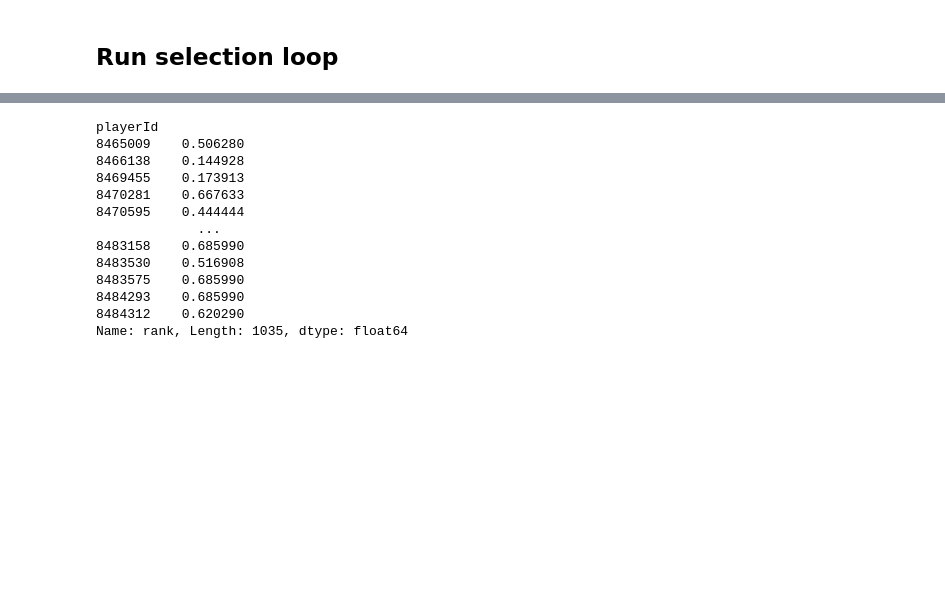
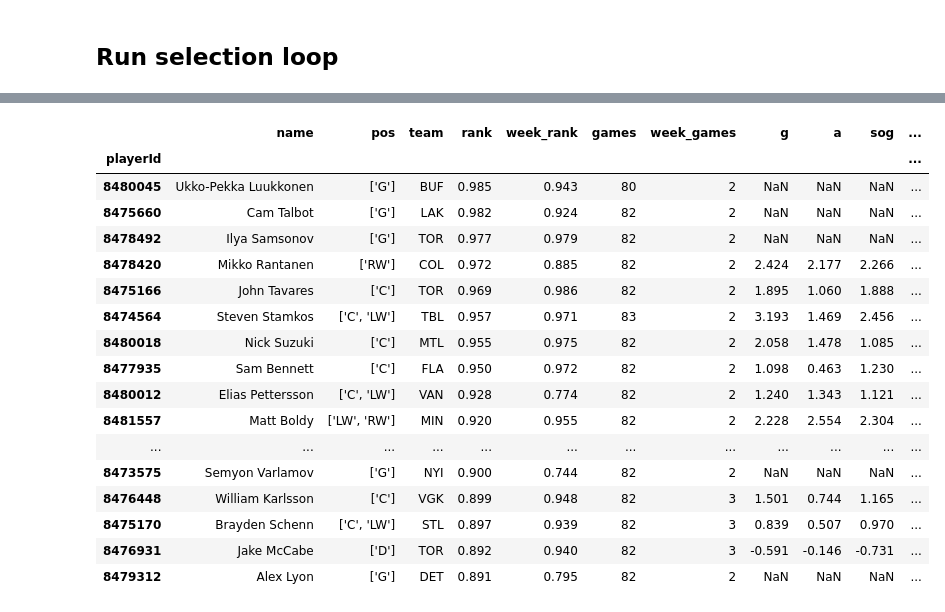
Before and after one commit to loerssoni/mehhala-fantasy, a Jupyter notebook: notebooks/active_season.ipynb, the cells around one changed output, grey strips where cells are left out. Saved outputs shown, nothing was run; the diff lists cells and outputs as text; code cells hidden in the pictures; blank space fills up the shorter version.

```diff
--- a/notebooks/active_season.ipynb
+++ b/notebooks/active_season.ipynb
@@ -18,6 +40,7 @@ process_y()
 # %% [markdown]
 ## Make predictions
 # %%
+import pandas as pd
 from process_data import get_rest_of_season_player_stats, get_rest_of_season_stats, PRED_COLS
 from model_training import get_simple_pipelines, load_player_feature_map
 
@@ -27,7 +50,7 @@ skater_latest = X.groupby('playerId').last()
 
 
 preds = {}
-skaters_p_feats = load_player_feature_map('skater2', data=(X,y))
+skaters_p_feats = load_player_feature_map('skater', data=(X,y))
 sk_p_cols = list(set([c for s in skaters_p_feats.values() for c in s[0]]))
 
 
@@ -35,7 +58,7 @@ X_g, y_g = get_rest_of_season_player_stats('goalie')
 goalie_latest = X_g.groupby('playerId').last()
 
 goalie_preds = {}
-goalies_p_feats = load_player_feature_map('goalie2', (X_g, y_g))
+goalies_p_feats = load_player_feature_map('goalie', (X_g, y_g))
 
 pipelines = get_simple_pipelines((X, y), (X_g, y_g))
 
@@ -131,7 +139,7 @@ player_games = player_games.dropna()
 
 date_now = pd.Timestamp.now().date()
 cats = ['g','a','sog','fow','hit','block','pim','plusmin','ga','win','so','save']
-m = [m for m in current_team.matchups if pd.to_datetime(m.week_end).date() >= date_now][0]
+m = [m for m in current_team.matchups if pd.to_datetime(m.week_end).date() >= date_now + pd.Timedelta('2d')][0]
 print(m.week)
 opponent_id = [t.team_key for t in m.teams if t.team_key != current_team.team_key][0]
 dates = pd.date_range(max(pd.to_datetime(m.week_start).date(), date_now), m.week_end)
@@ -146,9 +154,12 @@ ranks.name = 'rank'
 
 week_teams = teams.loc[(pd.to_datetime(teams.index) >= m.week_start)&(pd.to_datetime(teams.index) <= m.week_end)]
 
-current_lineup = teams[(teams.team_id == current_team.team_key)&(teams.index.get_level_values('date') == m.week_start)]
+ir = [p.player_key for t in info for p in t.roster.players if p.selected_position.date == date.strftime('%Y-%m-%d') and 'IR' in p.selected_position.position]
+ir = []
+current_lineup = teams[(teams.team_id == current_team.team_key)&(teams.index.get_level_values('date') == date_now.strftime('%Y-%m-%d'))&(~teams.player_key.isin(ir))]
 current_lineup = current_lineup.merge(players, how='left', on='player_key').playerId.tolist()
-
+current_lineup.remove(8478445)
+current_lineup.append(8477935)
 
 selected_team = []
 
@@ -167,7 +178,7 @@ for date in dates:
 
 
 
-    while len(selected_team) < 25:
+    while len(selected_team) < 30:
         print(str(len(selected_team)), end='\r')
 
         if len(selected_team) < 14:
@@ -178,30 +189,32 @@ for date in dates:
 
         rest_games = lineup_utils.get_rest_of_season_games(date, player_games, selected_team, position_lookup)
         stats_available = rest_games[rest_games.index.isin(preds.index)].index
-        ranks = preds.loc[stats_available, cats].apply(lambda x: x * rest_games[stats_available])
-        ranks = ((ranks - ranks.mean())/(ranks.std())).mean(1).rank(pct=True)
+        lineup_preds = preds.loc[stats_available, cats].apply(lambda x: x * rest_games[stats_available])
+        preds_st = ((lineup_preds - lineup_preds.mean())/(lineup_preds.std()))
+        ranks = preds_st.mean(1).rank(pct=True)
         ranks.name = 'rank'
 
         week_rest_games = lineup_utils.get_rest_of_season_games(date, week_games, selected_team, position_lookup)
         week_stats_available = week_rest_games[week_rest_games.index.isin(preds.index)].index
-        week_ranks = preds.loc[stats_available, cats].apply(lambda x: x * week_rest_games[week_stats_available])
-        week_ranks = ((week_ranks - ranks.mean())/(ranks.std())).mean(1).rank(pct=True)
+        week_lineup_preds = preds.loc[stats_available, cats].apply(lambda x: x * week_rest_games[week_stats_available])
+        week_preds_st = ((week_lineup_preds - week_lineup_preds.mean())/(week_lineup_preds.std()))
+        week_ranks = week_preds_st.mean(1).rank(pct=True)
         week_ranks.name = 'week_rank'
 
         if len(selected_team) < 14:
             selected_player = ranks.loc[[p for p in available if p in ranks]].idxmax()
             selected_team.append(selected_player)
-            rankings.append({'playerId':selected_player, 'rank': round(ranks.loc[selected_player], 3), 'week_rank': round(week_ranks.loc[selected_player], 3), 'games':rest_games.loc[selected_player]})
+            rankings.append({'playerId':selected_player, 'rank': round(ranks.loc[selected_player], 3), 'week_rank': round(week_ranks.loc[selected_player], 3), 'games':rest_games.loc[selected_player], 'week_games':week_rest_games.loc[p]})
 
         else:
-            rest_of_them = ranks[[p for p in available if p in stats_available]].sort_values(ascending=False).iloc[:(25-len(selected_team))].index.tolist()
+            rest_of_them = ranks[[p for p in available if p in stats_available]].sort_values(ascending=False).iloc[:(30-len(selected_team))].index.tolist()
             for p in rest_of_them:
-                rankings.append({'playerId':p, 'rank': round(ranks.loc[p], 3), 'week_rank': round(week_ranks.loc[p], 3), 'games':rest_games.loc[p]})
+                rankings.append({'playerId':p, 'rank': round(ranks.loc[p], 3), 'week_rank': round(week_ranks.loc[p], 3), 'games':rest_games.loc[p], 'week_games':week_rest_games.loc[p]})
             selected_team += rest_of_them
 
     for p in current_lineup:
         if p not in selected_team:
-            rankings.append({'playerId':p, 'rank': round(ranks.loc[p], 3), 'week_rank': round(week_ranks.loc[p], 3), 'games':rest_games.loc[p]})
+            rankings.append({'playerId':p, 'rank': round(ranks.loc[p], 3), 'week_rank': round(week_ranks.loc[p], 3), 'games':rest_games.loc[p], 'week_games':week_rest_games.loc[p]})
     rankings = pd.DataFrame(rankings).set_index('playerId')
 
     n_games = week_rest_games[week_rest_games.index.isin(preds.index)]
@@ -262,18 +252,27 @@ player_info.join(ranks).join(week_ranks)[player_info.name.isin(names)]
-# %%
-ranks
-# %% [output]
-playerId
-8465009    0.506280
-8466138    0.144928
-8469455    0.173913
-8470281    0.667633
-8470595    0.444444
-             ...
-8483158    0.685990
-8483530    0.516908
-8483575    0.685990
-8484293    0.685990
-8484312    0.620290
-Name: rank, Length: 1035, dtype: float64
+# %%
+output = player_info.join(rankings, how='inner').sort_values(['rank'], ascending=False).join(preds_st.round(3)).join(week_preds_st.round(3), rsuffix='_week')
+output['current_lineup'] = output.index.isin(current_lineup)
+output['selection'] = output.index.isin(selected_team)
+output = output.sort_values(['current_lineup', 'rank','week_rank'], ascending=False)
+output
+# %% [output]
+|  | name | pos | team | rank | week_rank | games | week_games | g | a | sog | ... |
+| playerId |  |  |  |  |  |  |  |  |  |  | ... |
+| 8480045 | Ukko-Pekka Luukkonen | ['G'] | BUF | 0.985 | 0.943 | 80 | 2 | NaN | NaN | NaN | ... |
+| 8475660 | Cam Talbot | ['G'] | LAK | 0.982 | 0.924 | 82 | 2 | NaN | NaN | NaN | ... |
+| 8478492 | Ilya Samsonov | ['G'] | TOR | 0.977 | 0.979 | 82 | 2 | NaN | NaN | NaN | ... |
+| 8478420 | Mikko Rantanen | ['RW'] | COL | 0.972 | 0.885 | 82 | 2 | 2.424 | 2.177 | 2.266 | ... |
+| 8475166 | John Tavares | ['C'] | TOR | 0.969 | 0.986 | 82 | 2 | 1.895 | 1.060 | 1.888 | ... |
+| 8474564 | Steven Stamkos | ['C', 'LW'] | TBL | 0.957 | 0.971 | 83 | 2 | 3.193 | 1.469 | 2.456 | ... |
+| 8480018 | Nick Suzuki | ['C'] | MTL | 0.955 | 0.975 | 82 | 2 | 2.058 | 1.478 | 1.085 | ... |
+| 8477935 | Sam Bennett | ['C'] | FLA | 0.950 | 0.972 | 82 | 2 | 1.098 | 0.463 | 1.230 | ... |
+| 8480012 | Elias Pettersson | ['C', 'LW'] | VAN | 0.928 | 0.774 | 82 | 2 | 1.240 | 1.343 | 1.121 | ... |
+| 8481557 | Matt Boldy | ['LW', 'RW'] | MIN | 0.920 | 0.955 | 82 | 2 | 2.228 | 2.554 | 2.304 | ... |
+| ... | ... | ... | ... | ... | ... | ... | ... | ... | ... | ... | ... |
+| 8473575 | Semyon Varlamov | ['G'] | NYI | 0.900 | 0.744 | 82 | 2 | NaN | NaN | NaN | ... |
+| 8476448 | William Karlsson | ['C'] | VGK | 0.899 | 0.948 | 82 | 3 | 1.501 | 0.744 | 1.165 | ... |
+| 8475170 | Brayden Schenn | ['C', 'LW'] | STL | 0.897 | 0.939 | 82 | 3 | 0.839 | 0.507 | 0.970 | ... |
+| 8476931 | Jake McCabe | ['D'] | TOR | 0.892 | 0.940 | 82 | 3 | -0.591 | -0.146 | -0.731 | ... |
+| 8479312 | Alex Lyon | ['G'] | DET | 0.891 | 0.795 | 82 | 2 | NaN | NaN | NaN | ... |
 # %%
 ranks = preds.copy()
```
Also changed, not shown: parts of 7 cells of this notebook, 3 other files.
